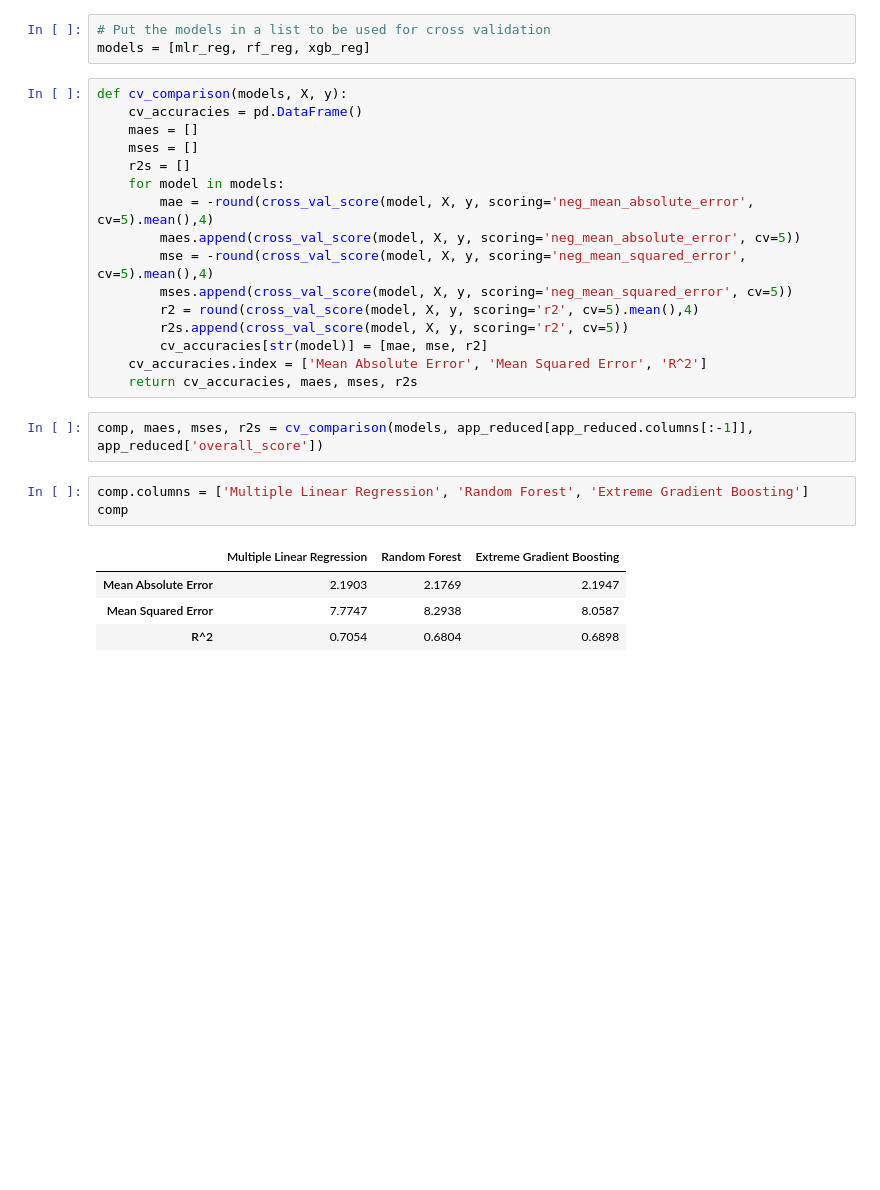
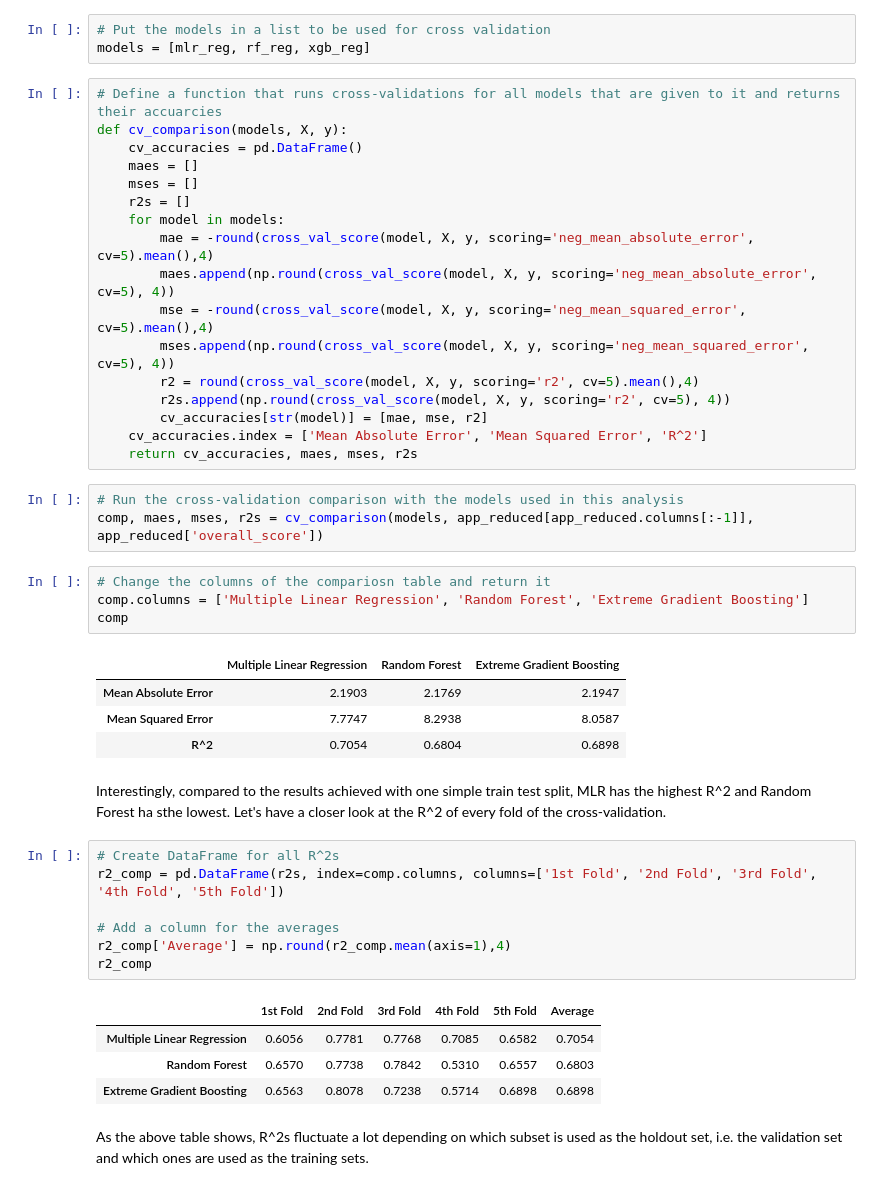
Before and after one commit to JoBe10/Fitbit-Sleep-Score, a Jupyter notebook: Sleep_Scores/Fitbit_Sleep_Score_ML.ipynb, the cells around one changed output. Saved outputs shown, nothing was run; the diff lists cells and outputs as text; blank space fills up the shorter version.

Commit message:
Explain variations in cross-validation scores

```diff
--- a/Sleep_Scores/Fitbit_Sleep_Score_ML.ipynb
+++ b/Sleep_Scores/Fitbit_Sleep_Score_ML.ipynb
@@ -270,6 +270,7 @@ xgb_reg = xgb_regressor = XGBRegressor(n_estimators=1000, learning_rate=0.05)
 # Put the models in a list to be used for cross validation
 models = [mlr_reg, rf_reg, xgb_reg]
 # %%
+# Define a function that runs cross-validations for all models that are given to it and returns their accuarcies
 def cv_comparison(models, X, y):
     cv_accuracies = pd.DataFrame()
     maes = []
@@ -277,17 +278,19 @@ def cv_comparison(models, X, y):
     r2s = []
     for model in models:
         mae = -round(cross_val_score(model, X, y, scoring='neg_mean_absolute_error', cv=5).mean(),4)
-        maes.append(cross_val_score(model, X, y, scoring='neg_mean_absolute_error', cv=5))
+        maes.append(np.round(cross_val_score(model, X, y, scoring='neg_mean_absolute_error', cv=5), 4))
         mse = -round(cross_val_score(model, X, y, scoring='neg_mean_squared_error', cv=5).mean(),4)
-        mses.append(cross_val_score(model, X, y, scoring='neg_mean_squared_error', cv=5))
+        mses.append(np.round(cross_val_score(model, X, y, scoring='neg_mean_squared_error', cv=5), 4))
         r2 = round(cross_val_score(model, X, y, scoring='r2', cv=5).mean(),4)
-        r2s.append(cross_val_score(model, X, y, scoring='r2', cv=5))
+        r2s.append(np.round(cross_val_score(model, X, y, scoring='r2', cv=5), 4))
         cv_accuracies[str(model)] = [mae, mse, r2]
     cv_accuracies.index = ['Mean Absolute Error', 'Mean Squared Error', 'R^2']
     return cv_accuracies, maes, mses, r2s
 # %%
+# Run the cross-validation comparison with the models used in this analysis
 comp, maes, mses, r2s = cv_comparison(models, app_reduced[app_reduced.columns[:-1]], app_reduced['overall_score'])
 # %%
+# Change the columns of the compariosn table and return it
 comp.columns = ['Multiple Linear Regression', 'Random Forest', 'Extreme Gradient Boosting']
 comp
 # %% [output]
@@ -295,3 +298,19 @@ comp
 | Mean Absolute Error | 2.1903 | 2.1769 | 2.1947 |
 | Mean Squared Error | 7.7747 | 8.2938 | 8.0587 |
 | R^2 | 0.7054 | 0.6804 | 0.6898 |
+# %% [markdown]
+Interestingly, compared to the results achieved with one simple train test split, MLR has the highest R^2 and Random Forest ha sthe lowest. Let's have a closer look at the R^2 of every fold of the cross-validation.
+# %%
+# Create DataFrame for all R^2s
+r2_comp = pd.DataFrame(r2s, index=comp.columns, columns=['1st Fold', '2nd Fold', '3rd Fold', '4th Fold', '5th Fold'])
+
+# Add a column for the averages
+r2_comp['Average'] = np.round(r2_comp.mean(axis=1),4)
+r2_comp
+# %% [output]
+|  | 1st Fold | 2nd Fold | 3rd Fold | 4th Fold | 5th Fold | Average |
+| Multiple Linear Regression | 0.6056 | 0.7781 | 0.7768 | 0.7085 | 0.6582 | 0.7054 |
+| Random Forest | 0.6570 | 0.7738 | 0.7842 | 0.5310 | 0.6557 | 0.6803 |
+| Extreme Gradient Boosting | 0.6563 | 0.8078 | 0.7238 | 0.5714 | 0.6898 | 0.6898 |
+# %% [markdown]
+As the above table shows, R^2s fluctuate a lot depending on which subset is used as the holdout set, i.e. the validation set and which ones are used as the training sets.
```
